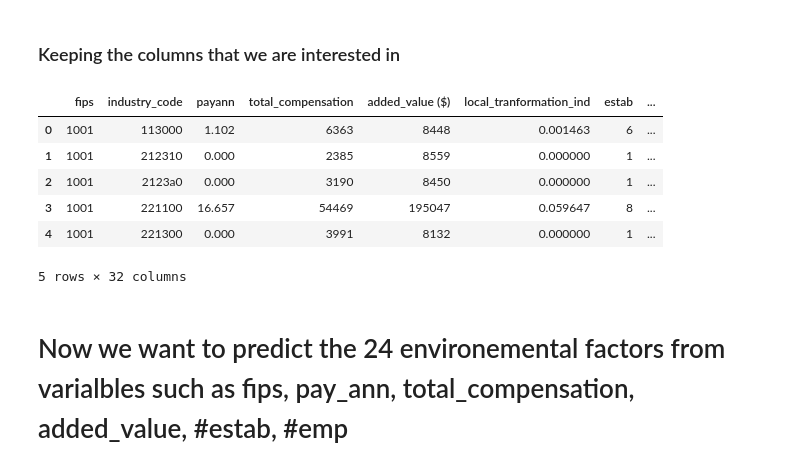
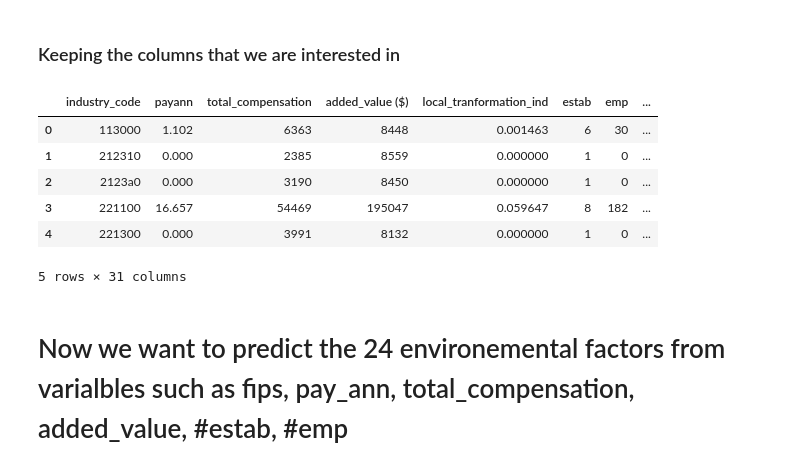
Before and after one commit to Merrel/Cancer-Industry-Dashboard, a Jupyter notebook: feature_analysis/Predict_Environemental_factors_from_industry_changes.ipynb, the cells around one changed output. Saved outputs shown, nothing was run; the diff lists cells and outputs as text; code cells hidden in the pictures.

```diff
--- a/feature_analysis/Predict_Environemental_factors_from_industry_changes.ipynb
+++ b/feature_analysis/Predict_Environemental_factors_from_industry_changes.ipynb
@@ -46,19 +46,21 @@ dataset.shape
 # %% [markdown]
 ### Keeping the columns that we are interested in
 # %%
-dataset.drop(['locale', 'areatype', 'cancer', 'stateFIPS', 'state',
+# for now we drop the 'fips' column because we supose that the effect of having an idustry present in a certain
+# area will be the same in any location
+dataset.drop(['locale', 'fips','areatype', 'cancer', 'stateFIPS', 'state',
               'cancer_description', 'annual_count_avg', 'incidence rate_per_100000',
               'incidence rate_lower_95_confidence','incidence rate_upper_95_confidence',
               'industry_detail', 'relevant_naics','county', 'name'], axis=1, inplace=True)
 dataset.head()
 # %% [output]
-|  | fips | industry_code | payann | total_compensation | added_value ($) | local_tranformation_ind | estab | ... |
-| 0 | 1001 | 113000 | 1.102 | 6363 | 8448 | 0.001463 | 6 | ... |
-| 1 | 1001 | 212310 | 0.000 | 2385 | 8559 | 0.000000 | 1 | ... |
-| 2 | 1001 | 2123a0 | 0.000 | 3190 | 8450 | 0.000000 | 1 | ... |
-| 3 | 1001 | 221100 | 16.657 | 54469 | 195047 | 0.059647 | 8 | ... |
-| 4 | 1001 | 221300 | 0.000 | 3991 | 8132 | 0.000000 | 1 | ... |
+|  | industry_code | payann | total_compensation | added_value ($) | local_tranformation_ind | estab | emp | ... |
+| 0 | 113000 | 1.102 | 6363 | 8448 | 0.001463 | 6 | 30 | ... |
+| 1 | 212310 | 0.000 | 2385 | 8559 | 0.000000 | 1 | 0 | ... |
+| 2 | 2123a0 | 0.000 | 3190 | 8450 | 0.000000 | 1 | 0 | ... |
+| 3 | 221100 | 16.657 | 54469 | 195047 | 0.059647 | 8 | 182 | ... |
+| 4 | 221300 | 0.000 | 3991 | 8132 | 0.000000 | 1 | 0 | ... |
-5 rows × 32 columns
+5 rows × 31 columns
 # %% [markdown]
 # Now we want to predict the 24 environemental factors from varialbles such as fips, pay_ann, total_compensation, added_value, #estab, #emp
 # %% [markdown]
```
Also changed, not shown: parts of 8 cells of this notebook.
